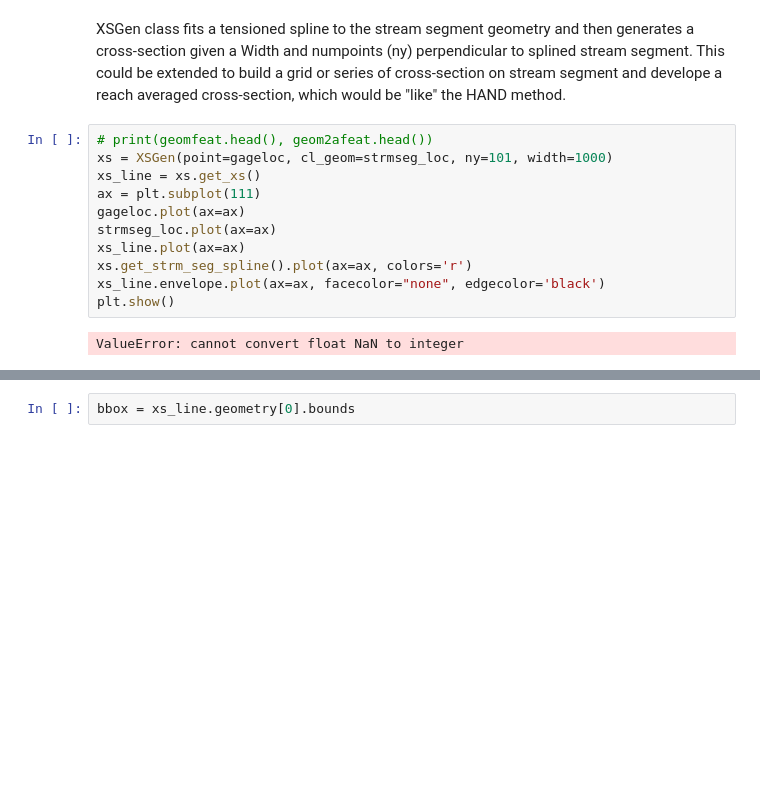
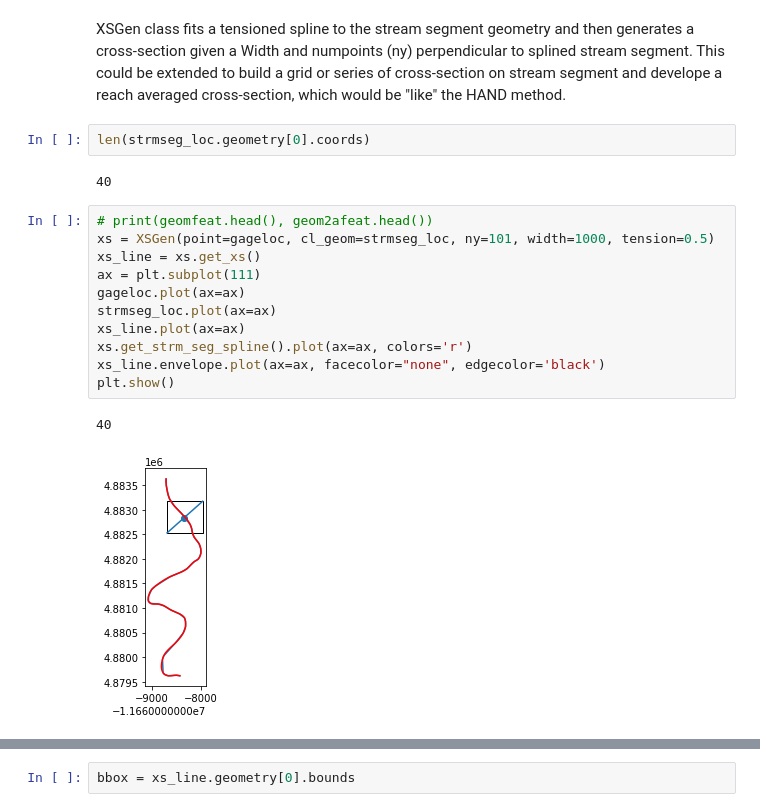
Before and after one commit to ACWI-SSWD/nldi_xstool, a Jupyter notebook: notebooks/NOAA_SRC_Demo_2021_18_02_DEMQ.ipynb, the cells around one changed output, grey strips where cells are left out. Cells and saved outputs as stored; diff of their text form; blank space fills up the shorter version.

```diff
--- a/notebooks/NOAA_SRC_Demo_2021_18_02_DEMQ.ipynb
+++ b/notebooks/NOAA_SRC_Demo_2021_18_02_DEMQ.ipynb
@@ -56,18 +58,23 @@ strmseg_loc
 # %% [markdown]
 XSGen class fits a tensioned spline to the stream segment geometry and then generates a cross-section given a Width and numpoints (ny) perpendicular to splined stream segment. This could be extended to build a grid or series of cross-section on stream segment and develope a reach averaged cross-section, which would be "like" the HAND method.
+# %%
+len(strmseg_loc.geometry[0].coords)
+# %% [output]
+40
 # %%
 # print(geomfeat.head(), geom2afeat.head())
-xs = XSGen(point=gageloc, cl_geom=strmseg_loc, ny=101, width=1000)
+xs = XSGen(point=gageloc, cl_geom=strmseg_loc, ny=101, width=1000, tension=0.5)
 xs_line = xs.get_xs()
 ax = plt.subplot(111)
 gageloc.plot(ax=ax)
 strmseg_loc.plot(ax=ax)
 xs_line.plot(ax=ax)
 xs.get_strm_seg_spline().plot(ax=ax, colors='r')
 xs_line.envelope.plot(ax=ax, facecolor="none", edgecolor='black')
 plt.show()
 # %% [output]
-ValueError: cannot convert float NaN to integer
+40
+[figure, added]
 # %%
 print(type(xs_line.envelope.bounds))
 print(xs_line.envelope.bounds)
```
Also changed, not shown: parts of 20 cells of this notebook, 12 other files.
